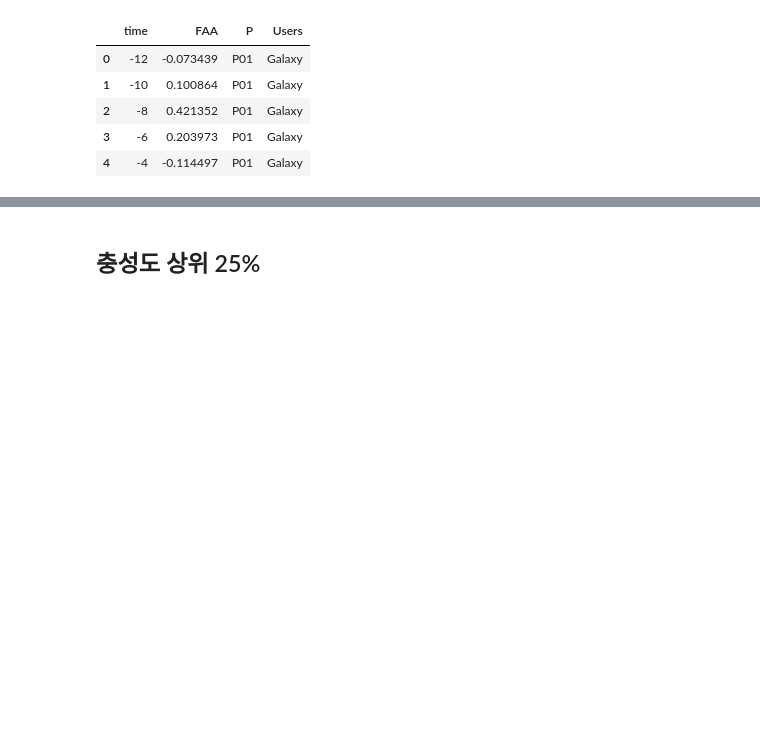
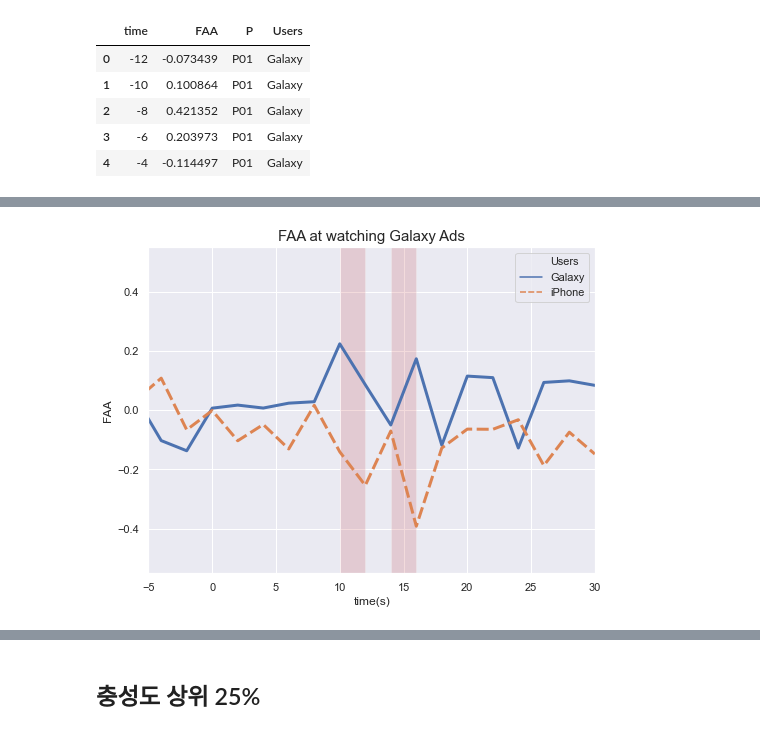
Before and after one commit to BrainNim/BrainScience, a Jupyter notebook: article_graph.ipynb, the cells around one changed output, grey strips where cells are left out. Drawn from its saved outputs; the diff is of its cells as text; code cells hidden in the pictures; blank space fills up the shorter version.

```diff
--- a/article_graph.ipynb
+++ b/article_graph.ipynb
@@ -191 +229,5 @@ def draw_ribbon(data, label, group_list, ylim=0.5, ad_sec=30):
+# %%
+draw_line(T_df, label, valid_time=valid, title='FAA at watching Galaxy Ads')
+# %% [output]
+[figure, added]
 # %%
```
Also changed, not shown: parts of 16 cells of this notebook.
